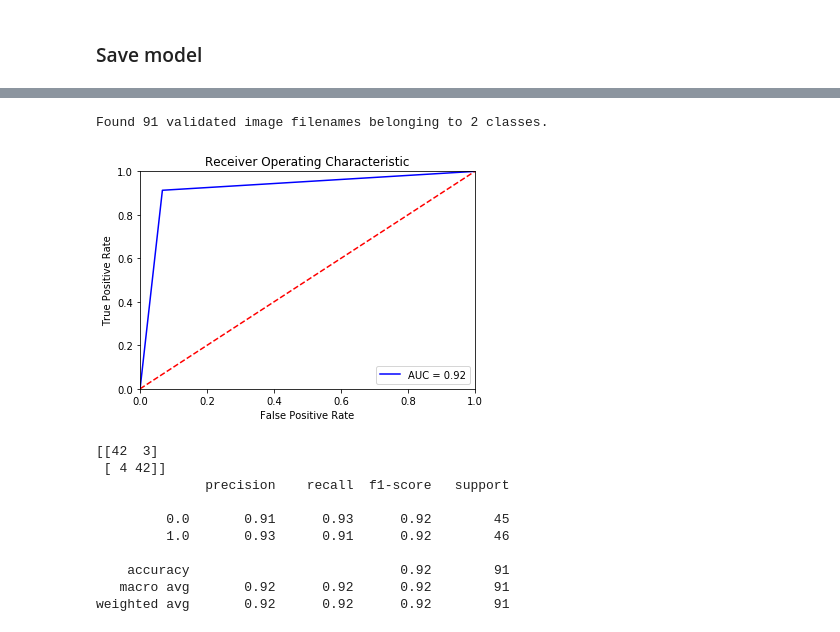
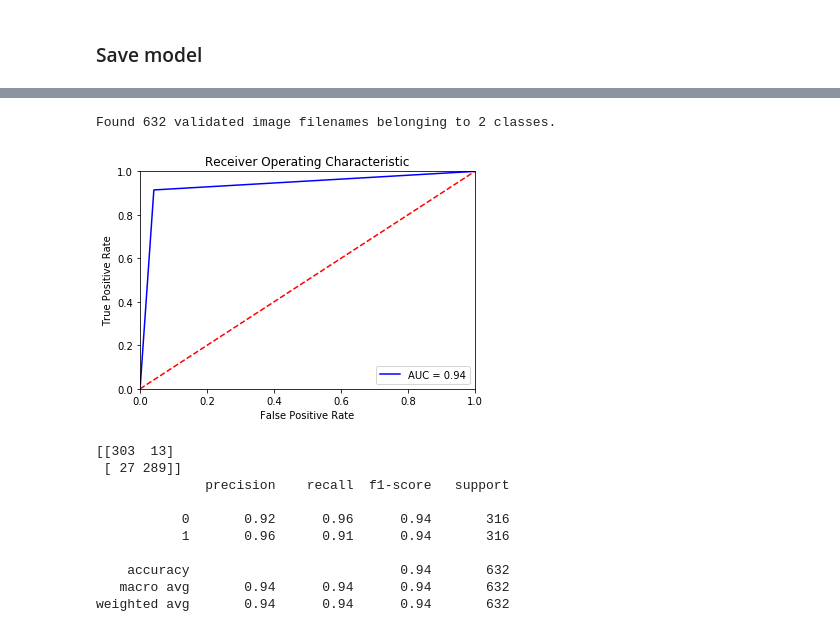
Before and after one commit to mzhou356/img2recommender, a Jupyter notebook: notebooks/ResNet50_tuning.ipynb, the cells around one changed output, grey strips where cells are left out. Drawn from its saved outputs; the diff is of its cells as text; code cells hidden in the pictures.

Commit message:
Tested 8 layer training resnet50

```diff
--- a/notebooks/ResNet50_tuning.ipynb
+++ b/notebooks/ResNet50_tuning.ipynb
@@ -291,0 +366,4 @@ with open("../tuning_data/resnet_data/resnet50_model_5_up.json", "w") as json_fi
+# %%
+train_df, test_df = load_df('eyewear')
+df = pd.concat([train_df,test_df])
+df.head()
@@ -292,33 +377,40 @@ with open("../tuning_data/resnet_data/resnet50_model_5_up.json", "w") as json_fi
 # %%
 # load json and create model
-def model_testing(label):
+def model_testing(model_path, weight_path, label):
+    '''
+    model_path: json model path
+    weight_path: path for weights
+    label: eyewear, hat, or beard
+    '''
     train_df, test_df = load_df(label)
-    json_file = open('../tuning_data/resnet_data/resnet50_model_5_up.json', 'r')
+    df = pd.concat([train_df,test_df])
+    json_file = open(model_path, 'r')
     loaded_model_json = json_file.read()
     json_file.close()
     loaded_model = model_from_json(loaded_model_json)
     # load model weight yewear_decay_
-    loaded_model.load_weights(f'../tuning_data/resnet_data/untracked_resnet50/best_resnet50_model_{label}.h5')
+    loaded_model.load_weights(weight_path)
     # test test data
-    test_gen = ImageDataGenerator(preprocessing_function=preprocess_input)
-    test_generator =  test_gen.flow_from_dataframe(
-        dataframe=test_df,
+    data_gen = ImageDataGenerator(preprocessing_function=preprocess_input)
+    data_generator = data_gen.flow_from_dataframe(
+        dataframe=df,
         directory='../data/pics',
         x_col='pic_id',
         y_col=label,
-        batch_size=200,
+        batch_size=300,
         target_size=(224,224),
         class_mode = 'binary',
         shuffle = False
     )
+    labels = df[label].map({f'not_{label}':1, f'{label}':0})
+
     loaded_model.compile(loss='binary_crossentropy',
              optimizer=optimizers.SGD(),
              metrics=['accuracy']
                         )
-    feature, label = next(test_generator)
-    y_pred = np.around(loaded_model.predict_generator(test_generator, workers=8))
-    fpr, tpr, thresholds = roc_curve(label, y_pred)
-    area = roc_auc_score(label, y_pred)
+    y_pred = np.around(loaded_model.predict_generator(data_generator, workers=8))
+    fpr, tpr, thresholds = roc_curve(labels, y_pred)
+    area = roc_auc_score(labels, y_pred)
     plt.title('Receiver Operating Characteristic')
     plt.plot(fpr, tpr, 'b', label = 'AUC = %0.2f' % area)
     plt.legend(loc = 'lower right')
@@ -328,5 +420,5 @@ def model_testing(label):
     plt.ylabel('True Positive Rate')
     plt.xlabel('False Positive Rate')
     plt.show()
-    print(confusion_matrix(label, y_pred))
-    print(classification_report(label, y_pred))
+    print(confusion_matrix(labels, y_pred))
+    print(classification_report(labels, y_pred))
@@ -363,15 +425,18 @@ weighted avg       0.94      0.93      0.93       102
-# %%
-model_testing('beard')
-# %% [output]
-Found 91 validated image filenames belonging to 2 classes.
-[figure, removed]
-[[42  3]
- [ 4 42]]
-              precision    recall  f1-score   support
-
-         0.0       0.91      0.93      0.92        45
-         1.0       0.93      0.91      0.92        46
-
-    accuracy                           0.92        91
-   macro avg       0.92      0.92      0.92        91
-weighted avg       0.92      0.92      0.92        91
+# %%
+model_testing('../tuning_data/resnet_data/resnet50_model_8_up.json',
+              '../tuning_data/resnet_data/untracked_resnet50/best_resnet50_model_8_layer_eyewear_0.5do.h5',
+              'eyewear')
+# keep best_resnet50_model_8_layer_eyewear_0.5do.h5
+# %% [output]
+Found 632 validated image filenames belonging to 2 classes.
+[figure, added]
+[[303  13]
+ [ 27 289]]
+              precision    recall  f1-score   support
+
+           0       0.92      0.96      0.94       316
+           1       0.96      0.91      0.94       316
+
+    accuracy                           0.94       632
+   macro avg       0.94      0.94      0.94       632
+weighted avg       0.94      0.94      0.94       632
```
Also changed, not shown: parts of 28 cells of this notebook.
